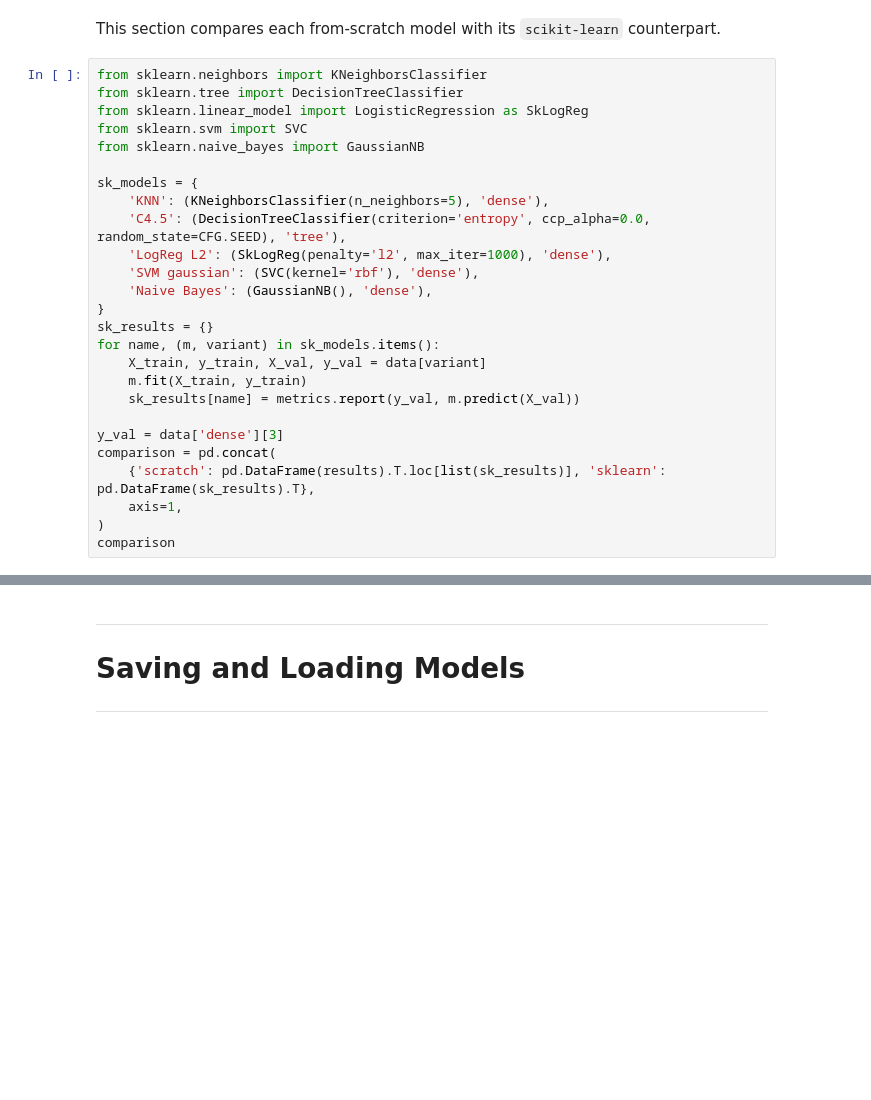
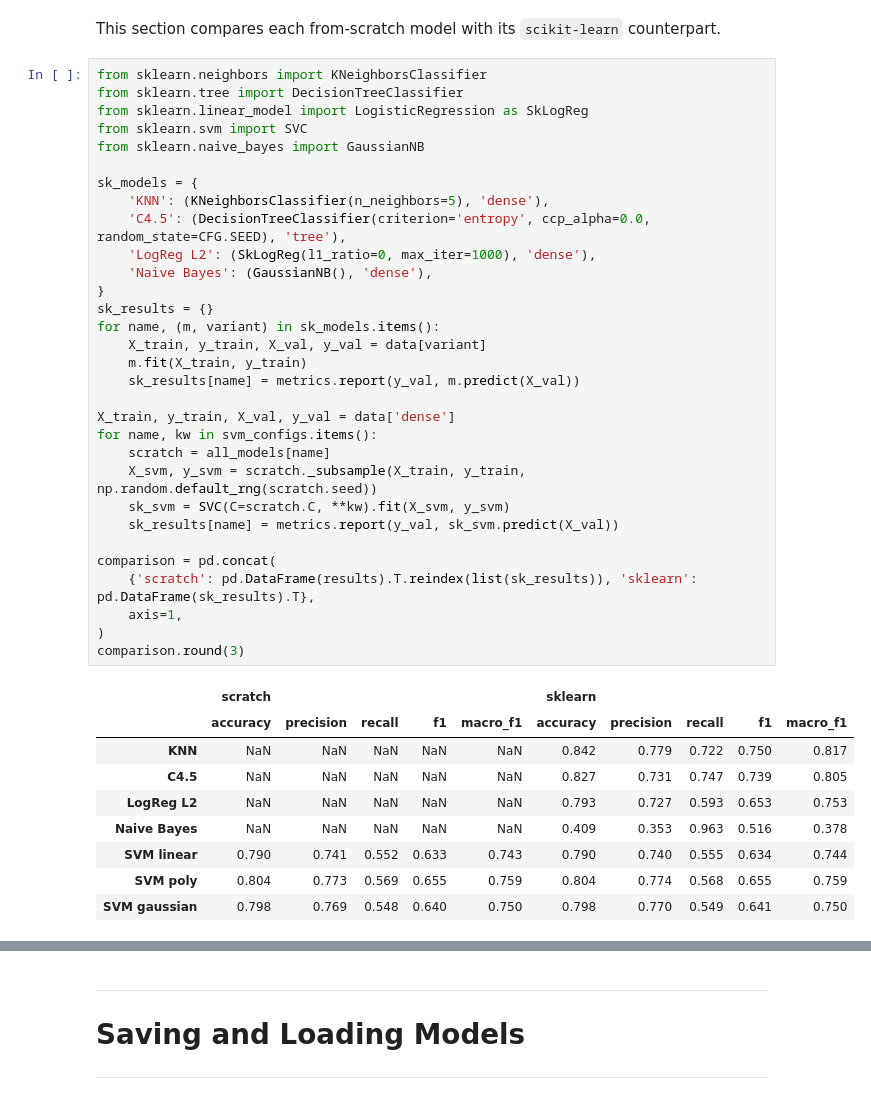
Before and after one commit to buege-putra/IF3170_G23_NoName, a Jupyter notebook: notebook.ipynb, the cells around one changed output, grey strips where cells are left out. Drawn from its saved outputs; the diff is of its cells as text; blank space fills up the shorter version.

Commit message:
compare svm from scratch with scikit learn svm

```diff
--- a/notebook.ipynb
+++ b/notebook.ipynb
@@ -955,29 +955,44 @@ This section compares each from-scratch model with its `scikit-learn` counterpar
 # %%
 from sklearn.neighbors import KNeighborsClassifier
 from sklearn.tree import DecisionTreeClassifier
 from sklearn.linear_model import LogisticRegression as SkLogReg
 from sklearn.svm import SVC
 from sklearn.naive_bayes import GaussianNB
 
 sk_models = {
     'KNN': (KNeighborsClassifier(n_neighbors=5), 'dense'),
     'C4.5': (DecisionTreeClassifier(criterion='entropy', ccp_alpha=0.0, random_state=CFG.SEED), 'tree'),
-    'LogReg L2': (SkLogReg(penalty='l2', max_iter=1000), 'dense'),
-    'SVM gaussian': (SVC(kernel='rbf'), 'dense'),
+    'LogReg L2': (SkLogReg(l1_ratio=0, max_iter=1000), 'dense'),
     'Naive Bayes': (GaussianNB(), 'dense'),
 }
 sk_results = {}
 for name, (m, variant) in sk_models.items():
     X_train, y_train, X_val, y_val = data[variant]
     m.fit(X_train, y_train)
     sk_results[name] = metrics.report(y_val, m.predict(X_val))
 
-y_val = data['dense'][3]
+X_train, y_train, X_val, y_val = data['dense']
+for name, kw in svm_configs.items():
+    scratch = all_models[name]
+    X_svm, y_svm = scratch._subsample(X_train, y_train, np.random.default_rng(scratch.seed))
+    sk_svm = SVC(C=scratch.C, **kw).fit(X_svm, y_svm)
+    sk_results[name] = metrics.report(y_val, sk_svm.predict(X_val))
+
 comparison = pd.concat(
-    {'scratch': pd.DataFrame(results).T.loc[list(sk_results)], 'sklearn': pd.DataFrame(sk_results).T},
+    {'scratch': pd.DataFrame(results).T.reindex(list(sk_results)), 'sklearn': pd.DataFrame(sk_results).T},
     axis=1,
 )
-comparison
+comparison.round(3)
+# %% [output]
+|  | scratch |  |  |  |  | sklearn |  |  |  |  |
+|  | accuracy | precision | recall | f1 | macro_f1 | accuracy | precision | recall | f1 | macro_f1 |
+| KNN | NaN | NaN | NaN | NaN | NaN | 0.842 | 0.779 | 0.722 | 0.750 | 0.817 |
+| C4.5 | NaN | NaN | NaN | NaN | NaN | 0.827 | 0.731 | 0.747 | 0.739 | 0.805 |
+| LogReg L2 | NaN | NaN | NaN | NaN | NaN | 0.793 | 0.727 | 0.593 | 0.653 | 0.753 |
+| Naive Bayes | NaN | NaN | NaN | NaN | NaN | 0.409 | 0.353 | 0.963 | 0.516 | 0.378 |
+| SVM linear | 0.790 | 0.741 | 0.552 | 0.633 | 0.743 | 0.790 | 0.740 | 0.555 | 0.634 | 0.744 |
+| SVM poly | 0.804 | 0.773 | 0.569 | 0.655 | 0.759 | 0.804 | 0.774 | 0.568 | 0.655 | 0.759 |
+| SVM gaussian | 0.798 | 0.769 | 0.548 | 0.640 | 0.750 | 0.798 | 0.770 | 0.549 | 0.641 | 0.750 |
 # %%
 fig, axes = plt.subplots(1, 2, figsize=(12, 4), sharey=True)
 for ax, metric in zip(axes, ['accuracy', 'f1']):
```
Also changed, not shown: parts of 3 cells of this notebook.
